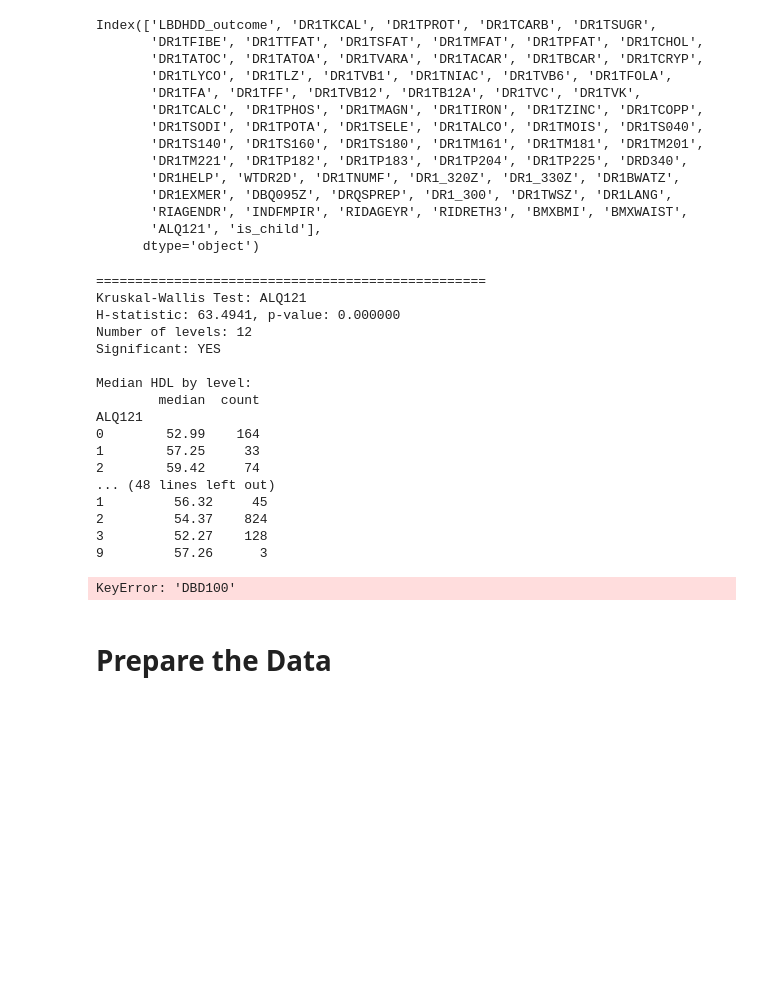
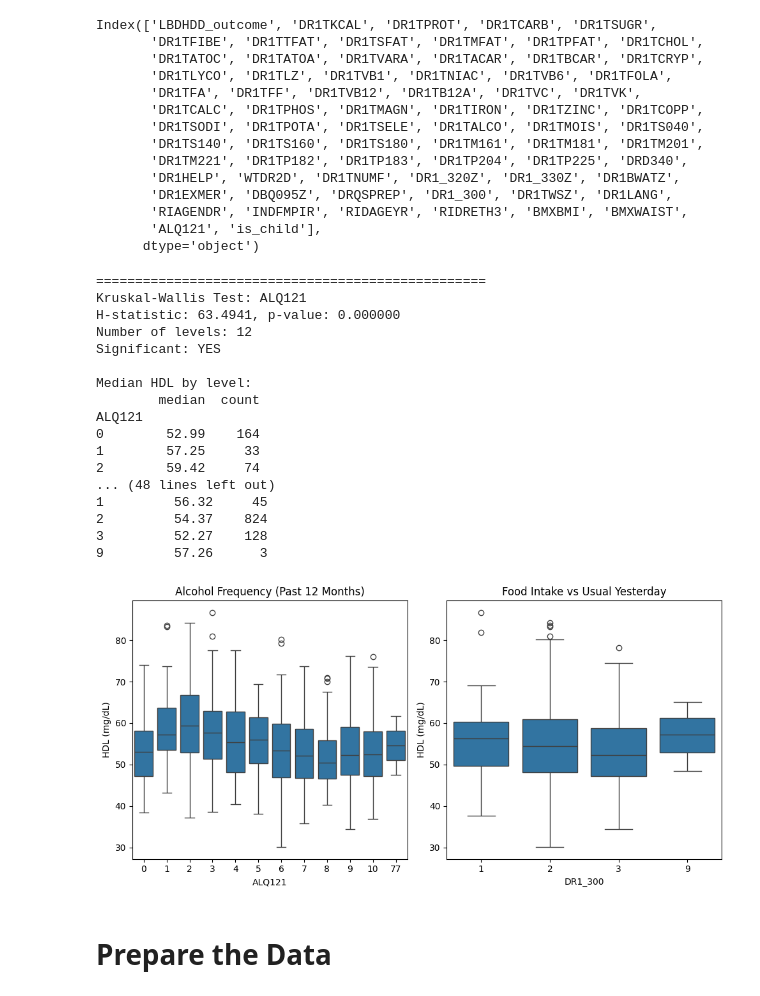
Before and after one commit to mandiiiwu/asa_challenge, a Jupyter notebook: deepnote/asa_challenge/notebook.ipynb, the cells around one changed output. Cells and saved outputs as stored; diff of their text form; code cells hidden in the pictures; blank space fills up the shorter version.

```diff
--- a/deepnote/asa_challenge/notebook.ipynb
+++ b/deepnote/asa_challenge/notebook.ipynb
@@ -333,7 +333,6 @@ nominal_cols = [
 ordinal_cols = [
     'ALQ121',    # how often drank alcohol past 12 months
     'DR1_300',   # compared food yesterday to usual
-    'DBD100',    # how often add salt at table
 ]
 # %%
 # run statistical tests to see if any of the categorical variables are significant
@@ -410,11 +409,6 @@ Index(['LBDHDD_outcome', 'DR1TKCAL', 'DR1TPROT', 'DR1TCARB', 'DR1TSUGR',
        'ALQ121', 'is_child'],
       dtype='object')
 # %%
-from scipy.stats import kruskal
-import scikit_posthocs as sp
-import seaborn as sns
-import matplotlib.pyplot as plt
-
 def run_kruskal_ordinal(df, col, outcome='LBDHDD_outcome'):
     groups = [group[outcome].values for _, group in df.groupby(col)]
     n_groups = len(groups)
@@ -434,7 +428,7 @@ def run_kruskal_ordinal(df, col, outcome='LBDHDD_outcome'):
         posthoc = sp.posthoc_dunn(df, val_col=outcome, group_col=col, p_adjust='bonferroni')
         print(posthoc.round(4))
 
-# run for all ordinal columns
+# run for ordinal cols
 for col in ordinal_cols:
     run_kruskal_ordinal(train, col)
 # %% [output]
@@ -455,25 +449,30 @@ ALQ121
 2         54.37    824
 3         52.27    128
 9         57.26      3
-KeyError: 'DBD100'
+# %%
+## AL121 (alcohol) is significant, DR1_300 is not so we drop
+drop_cols.add('DR1_300')
+ordinal_cols.remove('DR1_300')
 # %%
-# visualize all three
-fig, axes = plt.subplots(1, 3, figsize=(16, 5))
+# visualize
+
+fig, axes = plt.subplots(1, 2, figsize=(10, 5))
 
 labels = {
     'ALQ121': 'Alcohol Frequency (Past 12 Months)',
     'DR1_300': 'Food Intake vs Usual Yesterday',
-    'DBD100': 'How Often Add Salt at Table'
 }
 
 for ax, col in zip(axes, ordinal_cols):
-    sns.boxplot(data=train, x=col, y='LBDHDD_outcome', ax=ax, order=sorted(train[col].unique()))
+    sb.boxplot(data=train, x=col, y='LBDHDD_outcome', ax=ax, order=sorted(train[col].unique()))
     ax.set_title(labels[col])
     ax.set_xlabel(col)
     ax.set_ylabel('HDL (mg/dL)')
 
 plt.tight_layout()
 plt.show()
+# %% [output]
+[figure, added]
 # %% [markdown]
 # Prepare the Data
 # %%
```
